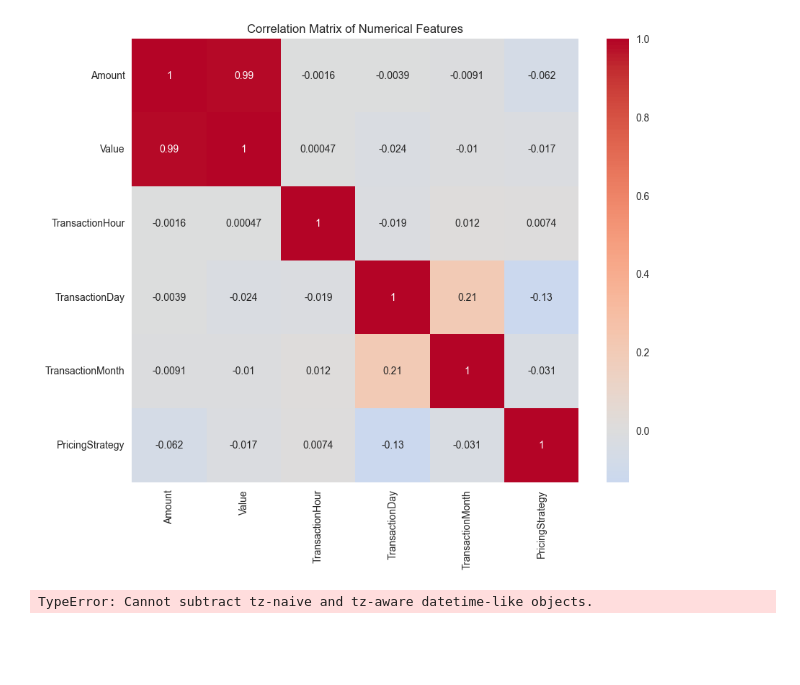
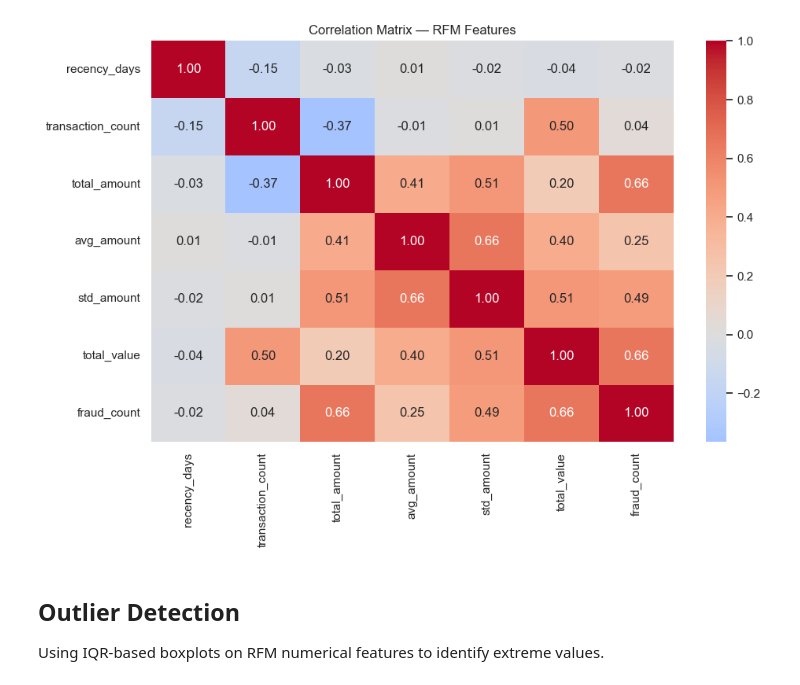
Before and after one commit to MasteryProgram/week-4-credit-risk-model, a Jupyter notebook: notebooks/eda.ipynb, the cells around one changed output. Saved outputs shown, nothing was run; the diff lists cells and outputs as text; code cells hidden in the pictures; blank space fills up the shorter version.

```diff
--- a/notebooks/eda.ipynb
+++ b/notebooks/eda.ipynb
@@ -135,0 +147,15 @@ plt.show()
+# %%
+df["hour"] = df["TransactionStartTime"].dt.hour
+df["dayofweek"] = df["TransactionStartTime"].dt.day_name()
+
+fig, axes = plt.subplots(1, 2, figsize=(14, 4))
+
+df["hour"].value_counts().sort_index().plot(kind="bar", ax=axes[0], color="steelblue")
+axes[0].set_title("Transactions by Hour of Day")
+axes[0].set_xlabel("Hour")
+
+dow_order = ["Monday","Tuesday","Wednesday","Thursday","Friday","Saturday","Sunday"]
+df["dayofweek"].value_counts().reindex(dow_order).plot(kind="bar", ax=axes[1], color="coral")
+axes[1].set_title("Transactions by Day of Week")
+
+plt.tight_layout(); plt.show()
@@ -135,0 +186,7 @@ plt.show()
+# %%
+import sys; sys.path.append("..")
+from src.data_processing import compute_rfm
+
+rfm = compute_rfm(df)
+print(rfm.shape)
+rfm.head()
@@ -135,0 +203,6 @@ plt.show()
+# %%
+from src.data_processing import build_risk_label
+
+rfm = build_risk_label(rfm)
+print(rfm["is_high_risk"].value_counts())
+rfm.head()
@@ -136,35 +269,13 @@ plt.show()
 # %%
-# Cell 7: Correlation Matrix
-plt.figure(figsize=(10, 8))
-corr_matrix = df[['Amount', 'Value', 'TransactionHour', 'TransactionDay',
-                 'TransactionMonth', 'PricingStrategy']].corr()
+rfm_num = rfm[["recency_days", "transaction_count", "total_amount",
+               "avg_amount", "std_amount", "total_value", "fraud_count"]]
 
-sns.heatmap(corr_matrix, annot=True, cmap='coolwarm', center=0)
-plt.title('Correlation Matrix of Numerical Features')
-plt.show()
+plt.figure(figsize=(10, 7))
+sns.heatmap(rfm_num.corr(), annot=True, fmt=".2f", cmap="coolwarm", center=0)
+plt.title("Correlation Matrix — RFM Features")
+plt.tight_layout(); plt.show()
 # %% [output]
-[figure, old version]
+[figure, new version]
-# %%
-# Cell 8: RFM Metrics Preview (Fixed)
-rfm = calculate_rfm(df)
-print("\nRFM Summary Statistics:")
-print(rfm.describe().round(2))
-
-# Visualizations
-fig, axes = plt.subplots(1, 3, figsize=(18, 5))
-
-sns.histplot(rfm['Recency'], kde=True, ax=axes[0], color='blue')
-axes[0].set_title('Recency Distribution (Days since last transaction)')
-
-sns.histplot(rfm['Frequency'], kde=True, ax=axes[1], color='green')
-axes[1].set_title('Frequency Distribution (Number of Transactions)')
-
-sns.histplot(rfm['Monetary'], kde=True, ax=axes[2], color='orange')
-axes[2].set_title('Monetary Distribution (Total Value)')
-
-plt.tight_layout()
-plt.show()
-
-print(f"\nTotal Customers: {len(rfm)}")
-# %% [output]
-TypeError: Cannot subtract tz-naive and tz-aware datetime-like objects.
+# %% [markdown]
+## Outlier Detection
+Using IQR-based boxplots on RFM numerical features to identify extreme values.
```
Also changed, not shown: parts of 30 cells of this notebook, 1 other file.
